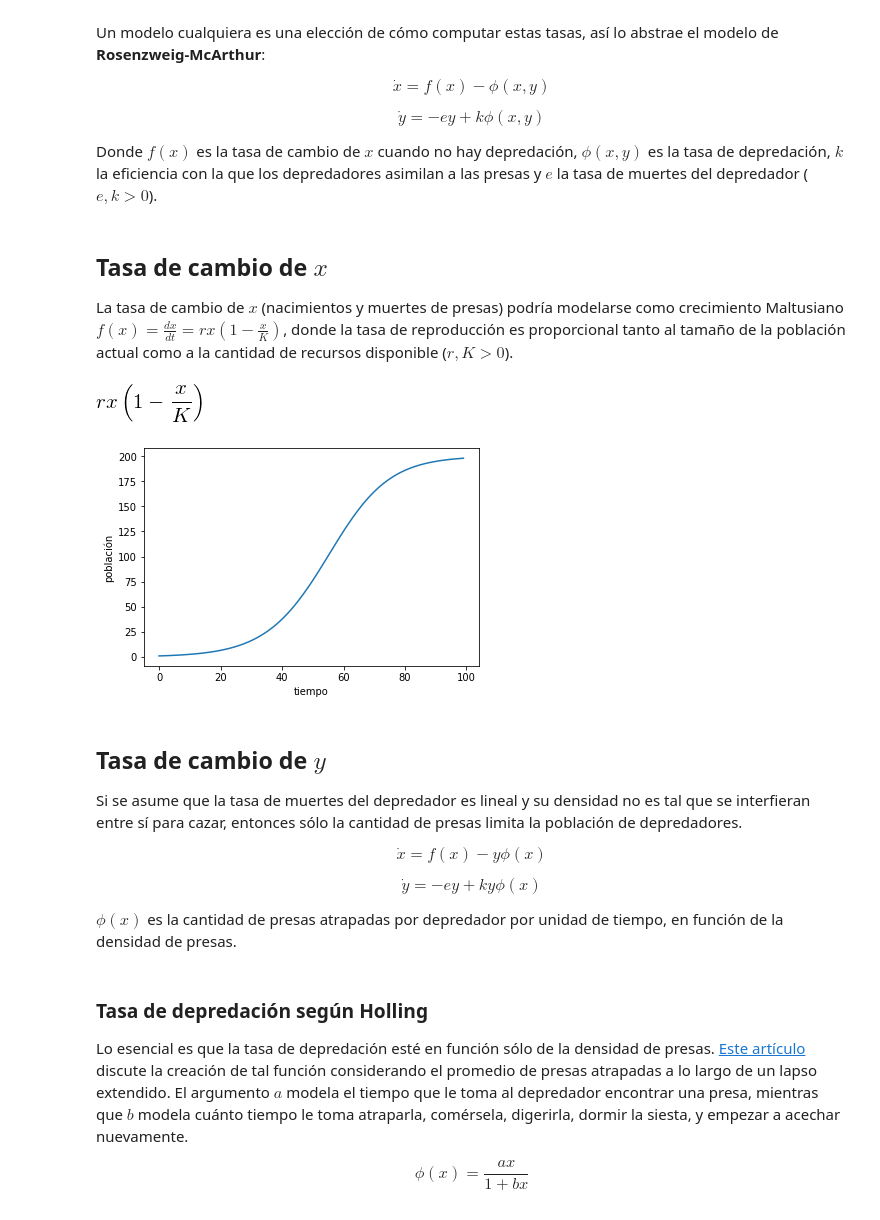
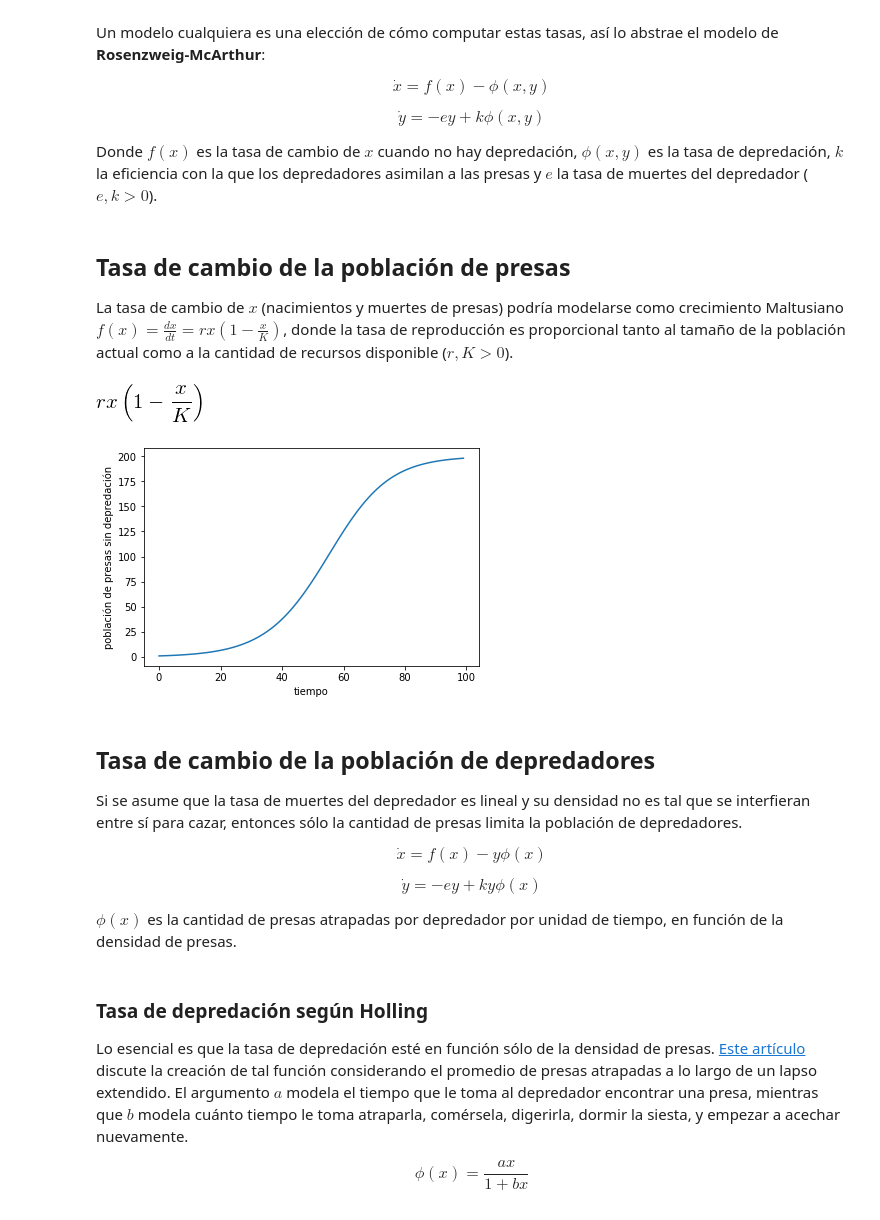
Before and after one commit to rgarcia-herrera/sistemas-dinamicos, a Jupyter notebook: Rosenzweig-MacArthur.ipynb, the cells around one changed output. Saved outputs shown, nothing was run; the diff lists cells and outputs as text; code cells hidden in the pictures.

```diff
--- a/Rosenzweig-MacArthur.ipynb
+++ b/Rosenzweig-MacArthur.ipynb
@@ -33,7 +33,7 @@ init_printing()
 # definimos qué variables usar como símbolos
 x, y, e, phi, f, k, r, K = symbols('x y e phi f k r K')
 # %% [markdown]
-## Tasa de cambio de $x$
+## Tasa de cambio de la población de presas
 
 La tasa de cambio de $ x $ (nacimientos y muertes de presas) podría modelarse como crecimiento Maltusiano $f(x)=\frac{dx}{dt}=rx\left(1-\frac{x}{K}\right)$, donde la tasa de reproducción es proporcional tanto al tamaño de la población actual como a la cantidad de recursos disponible ($ r,K>0 $).
 # %%
@@ -44,21 +44,25 @@ malthusian
 # %%
 F = lambdify((x, r, K), malthusian)
 pop = np.zeros(100)
 
 # población inicial
 pop[0] = 1
+reproduccion = 0.1
+capacidad = 200
 
 # sumamos población en cada t
 for t in range(99):
-    pop[t+1] = pop[t] + F(pop[t], 0.1, 200)
+    pop[t+1] = pop[t] + F(pop[t],
+                          reproduccion,
+                          capacidad)
 
 plt.xlabel("tiempo")
-plt.ylabel("población")
+plt.ylabel("población de presas sin depredación")
 fig = plt.plot(pop)
 # %% [output]
-[figure, old version]
+[figure, new version]
 # %% [markdown]
-## Tasa de cambio de $y$
+## Tasa de cambio de la población de depredadores
 Si se asume que la tasa de muertes del depredador es lineal y su densidad no es tal que se interfieran entre sí para cazar, entonces sólo la cantidad de presas limita la población de depredadores.
 
 $$\dot{x}=f(x)-y\phi(x)$$
```
Also changed, not shown: parts of 17 cells of this notebook.
